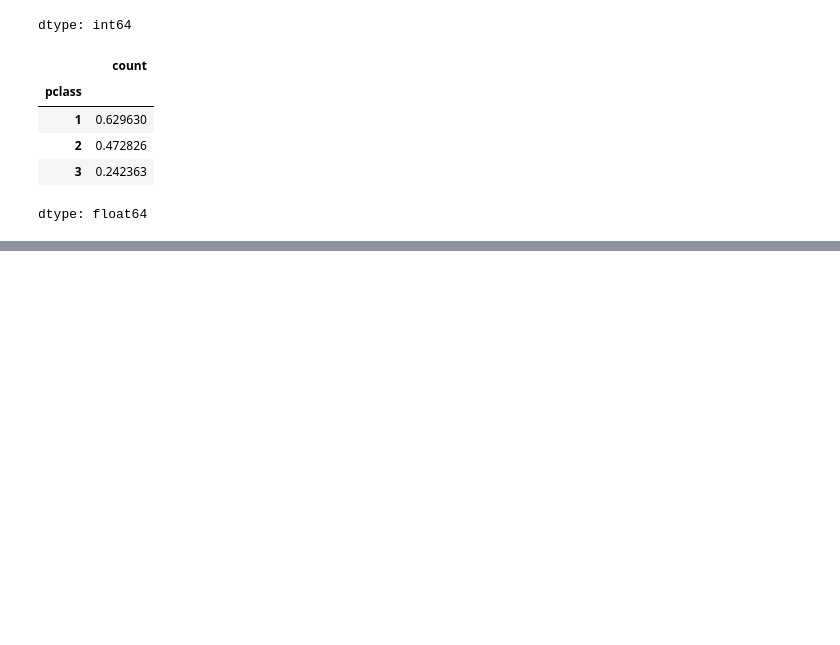
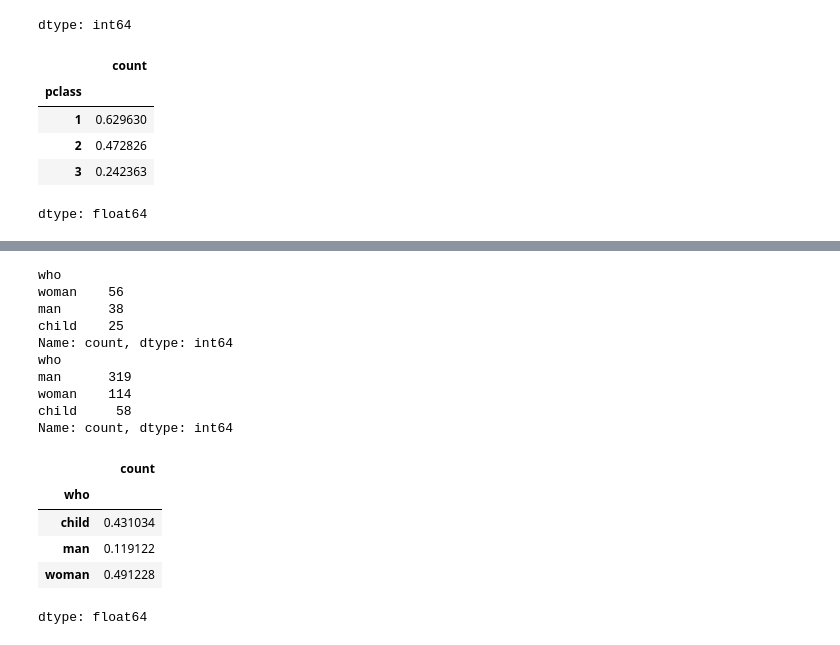
Before and after one commit to Sjleerodls/Data_Analysis, a Jupyter notebook: lab_da/da03_dataframe.ipynb, the cells around one changed output, grey strips where cells are left out. Cells and saved outputs as stored; diff of their text form; code cells hidden in the pictures; blank space fills up the shorter version.

```diff
--- a/lab_da/da03_dataframe.ipynb
+++ b/lab_da/da03_dataframe.ipynb
@@ -500,0 +555,26 @@ dtype: float64
+# %%
+# 3등급 객실 생존자
+third = titanic[(titanic.pclass == 3) & (titanic.survived == 1)]
+print(third.who.value_counts())
+
+third_all = titanic[titanic.pclass == 3]
+print(third_all.who.value_counts())
+
+third.who.value_counts() / third_all.who.value_counts()
+# %% [output]
+who
+woman    56
+man      38
+child    25
+Name: count, dtype: int64
+who
+man      319
+woman    114
+child     58
+Name: count, dtype: int64
+|  | count |
+| who |  |
+| child | 0.431034 |
+| man | 0.119122 |
+| woman | 0.491228 |
+dtype: float64
```
Also changed, not shown: parts of 4 cells of this notebook.
